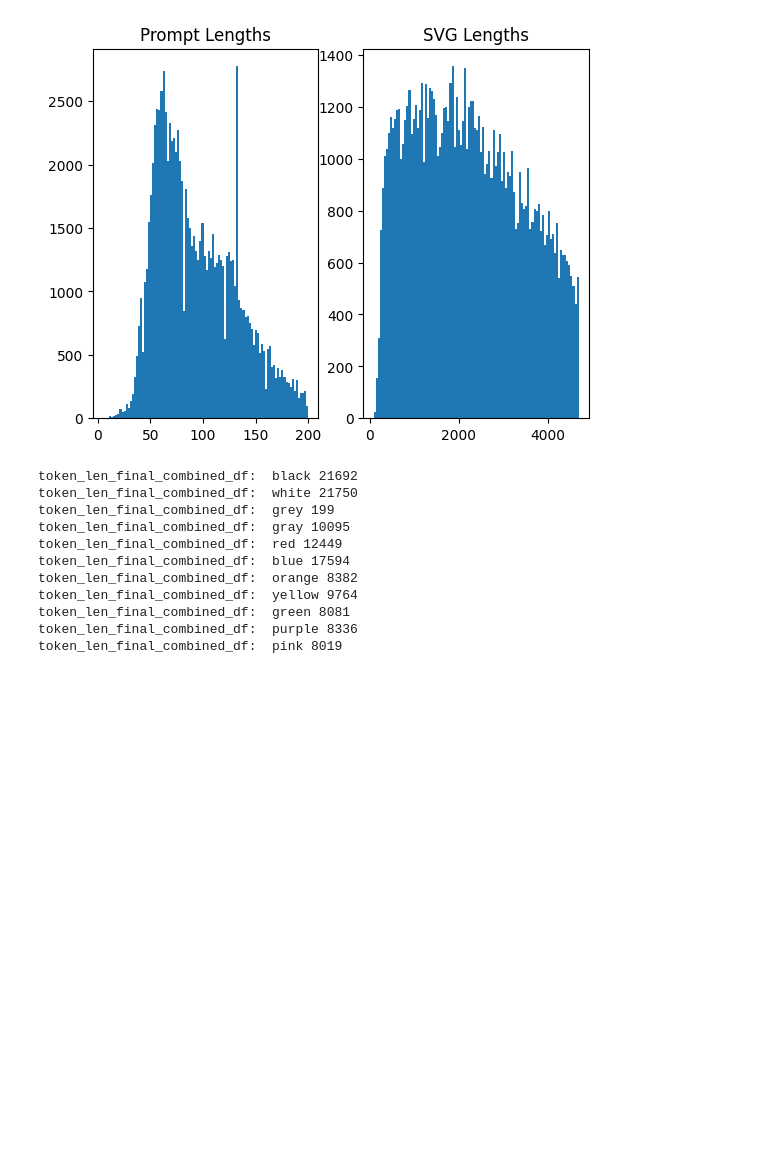
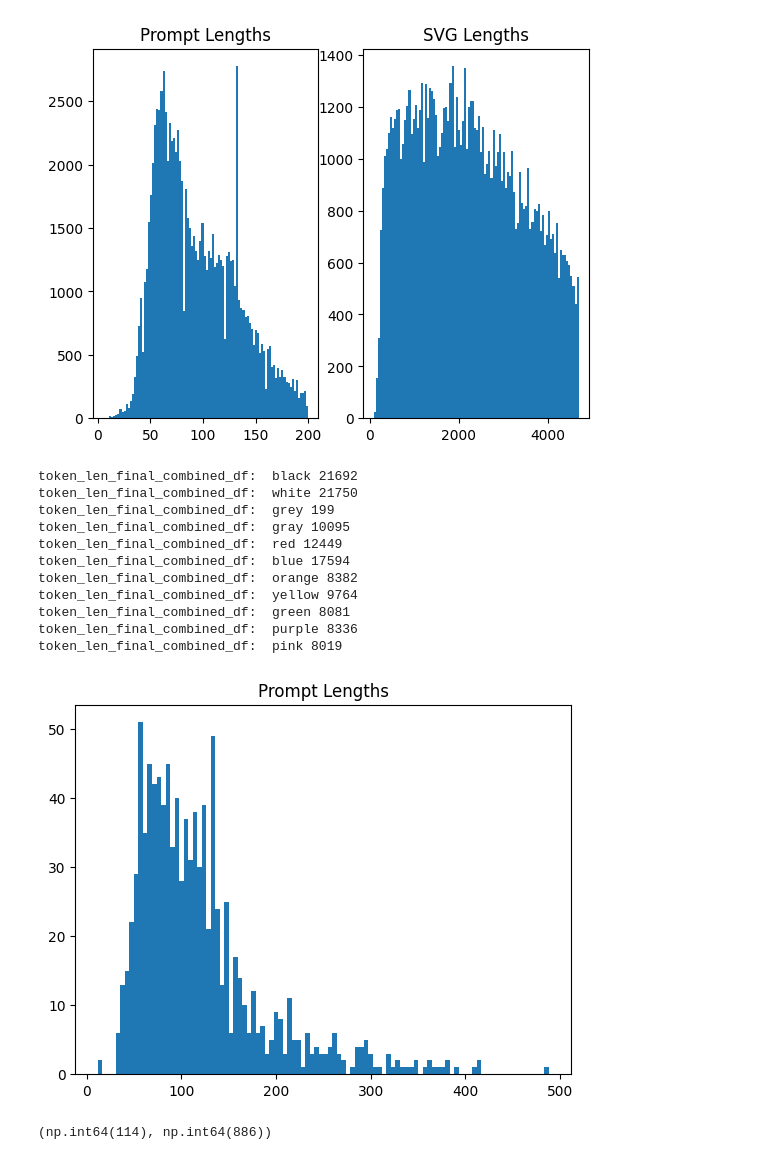
Before and after one commit to NovaBro/LLM_SVG, a Jupyter notebook: EDA.ipynb, the cells around one changed output. Cells and saved outputs as stored; diff of their text form; code cells hidden in the pictures; blank space fills up the shorter version.

```diff
--- a/EDA.ipynb
+++ b/EDA.ipynb
@@ -509,3 +510,19 @@ token_len_final_combined_df:  purple 8336
 token_len_final_combined_df:  pink 8019
 # %%
 token_len_final_combined_df.to_csv('./dataset/final_df.csv')
+# %%
+# Original TESET Distribution
+prompt_lengths = test_df['prompt'].apply(lambda x : len(x))
+# svg_lengths = test_df['svg'].apply(lambda x : len(x))
+fig, ax = plt.subplots()
+ax.hist(prompt_lengths, bins=100)
+ax.set_title('Prompt Lengths')
+# ax[1].hist(svg_lengths, bins=100)
+# ax[1].set_title('SVG Lengths')
+plt.show()
+# %% [output]
+[figure, added]
+# %%
+(test_df['prompt'].apply(lambda x: len(x) > 200)).sum(), (test_df['prompt'].apply(lambda x: len(x) <= 200)).sum()
+# %% [output]
+(np.int64(114), np.int64(886))
```
Also changed, not shown: parts of 7 cells of this notebook, 1 other file.
